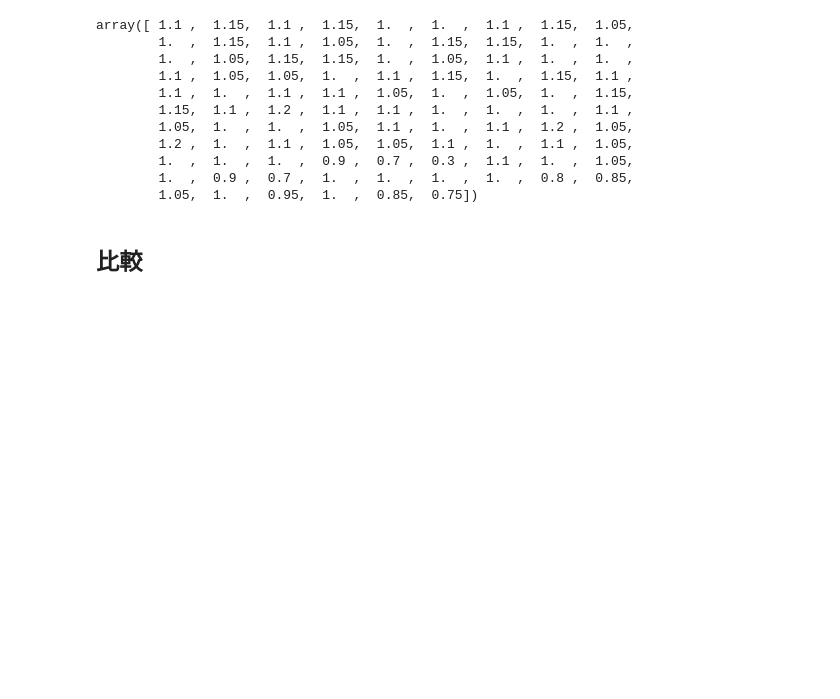
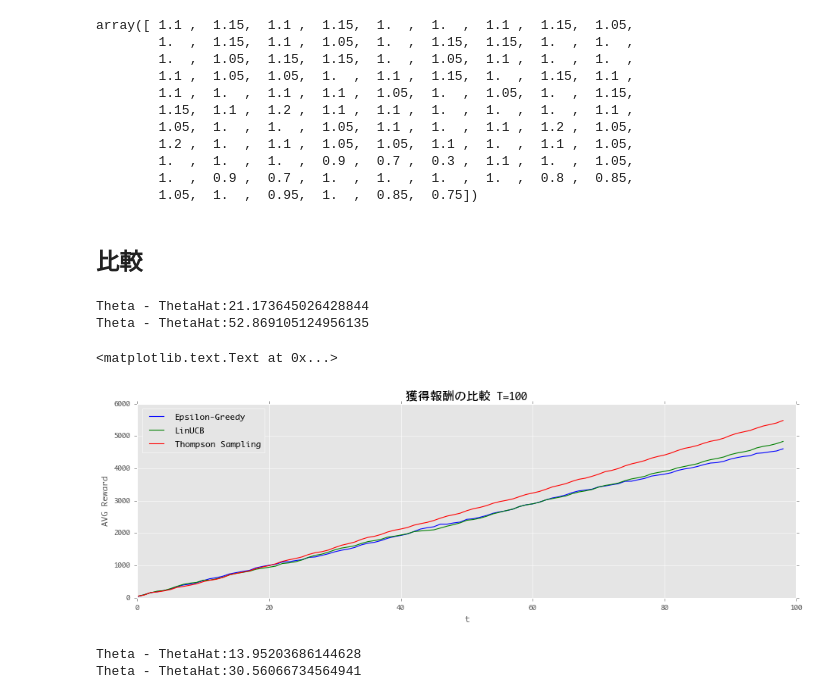
Before and after one commit to hagino3000/notebooks, a Jupyter notebook: MLP_bandit/Chap7.ipynb, the cells around one changed output. Drawn from its saved outputs; the diff is of its cells as text; code cells hidden in the pictures; blank space fills up the shorter version.

```diff
--- a/MLP_bandit/Chap7.ipynb
+++ b/MLP_bandit/Chap7.ipynb
@@ -359,7 +359,7 @@ Theta - ThetaHat:20.22056831501493
 # %% [markdown]
 ## 比較用のepsilon greedy実装
 # %%
-def epsilon_greedy(T=1000, epsilon=0.9):
+def epsilon_greedy(T=1000, epsilon=0.1):
     # results
     rewards = []
     selected_counts = np.zeros(len(df_actions))
@@ -376,9 +376,10 @@ def epsilon_greedy(T=1000, epsilon=0.9):
             selectable_actions_idx.append(i)
             estimated_rewards.append(estimated_reward)
         # 時刻tにおける行動 a_{i,t}
-        if np.random.rand() < epsilon:
+        if np.random.rand() > epsilon:
             _idx = np.array(estimated_rewards).argmax()
         else:
+            # 探索
             _idx = np.random.randint(len(selectable_actions))
         a_i_t = selectable_actions[_idx]
         action_idx = selectable_actions_idx[_idx]
@@ -430,3 +431,35 @@ array([ 1.1 ,  1.15,  1.1 ,  1.15,  1.  ,  1.  ,  1.1 ,  1.15,  1.05,
         1.05,  1.  ,  0.95,  1.  ,  0.85,  0.75])
 # %% [markdown]
 ## 比較
+# %%
+# T=100
+T=100
+trial=10
+result_ep, selected_ep = run_epsilon_greedy_test(T=T, trial=trial, plot=False)
+result_ucb = run_linucb_test(T=T, trial=trial, plot=False)
+result_thompson = run_thompson_test(T=T, trial=trial, plot=False)
+# %% [output]
+Theta - ThetaHat:21.173645026428844
+Theta - ThetaHat:52.869105124956135
+# %%
+plt.figure(figsize=(14, 4))
+plt.plot(result_ep, color='b', label='Epsilon-Greedy')
+plt.plot(result_ucb, color='g', label='LinUCB')
+plt.plot(result_thompson, color='r', label='Thompson Sampling')
+plt.ylabel('AVG Reward')
+plt.xlabel('t')
+plt.legend(loc='best')
+plt.title(u'獲得報酬の比較 T=100')
+# %% [output]
+<matplotlib.text.Text at 0x...>
+[figure, added]
+# %%
+# T=500
+T=500
+trial=10
+result_ep, selected_ep = run_epsilon_greedy_test(T=T, trial=trial, plot=False)
+result_ucb = run_linucb_test(T=T, trial=trial, plot=False)
+result_thompson = run_thompson_test(T=T, trial=trial, plot=False)
+# %% [output]
+Theta - ThetaHat:13.95203686144628
+Theta - ThetaHat:30.56066734564941
```
Also changed, not shown: parts of 1 cell of this notebook.
